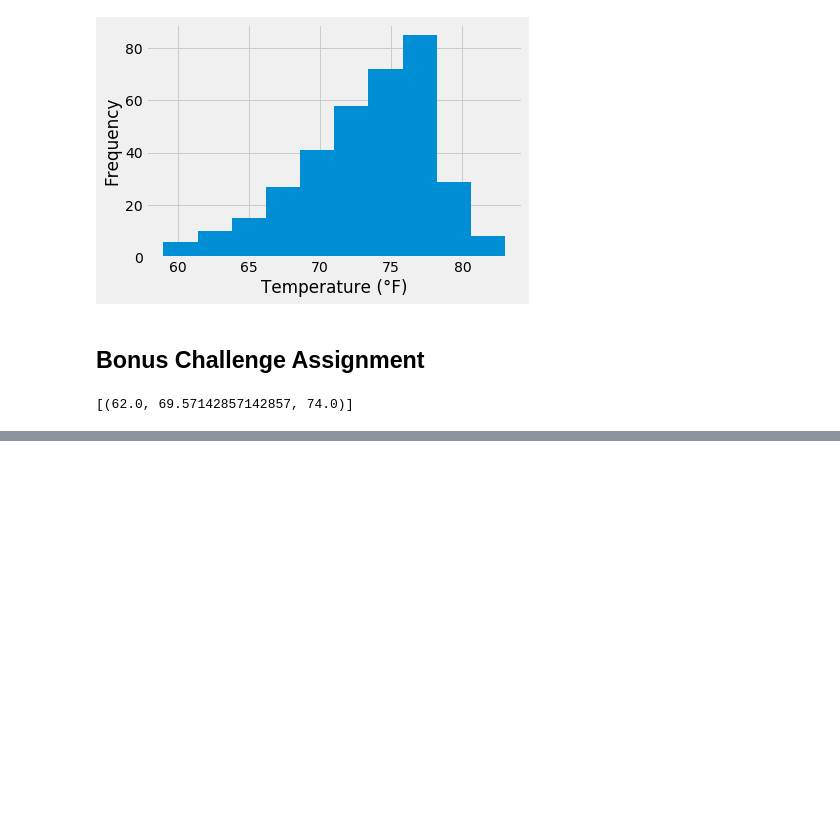
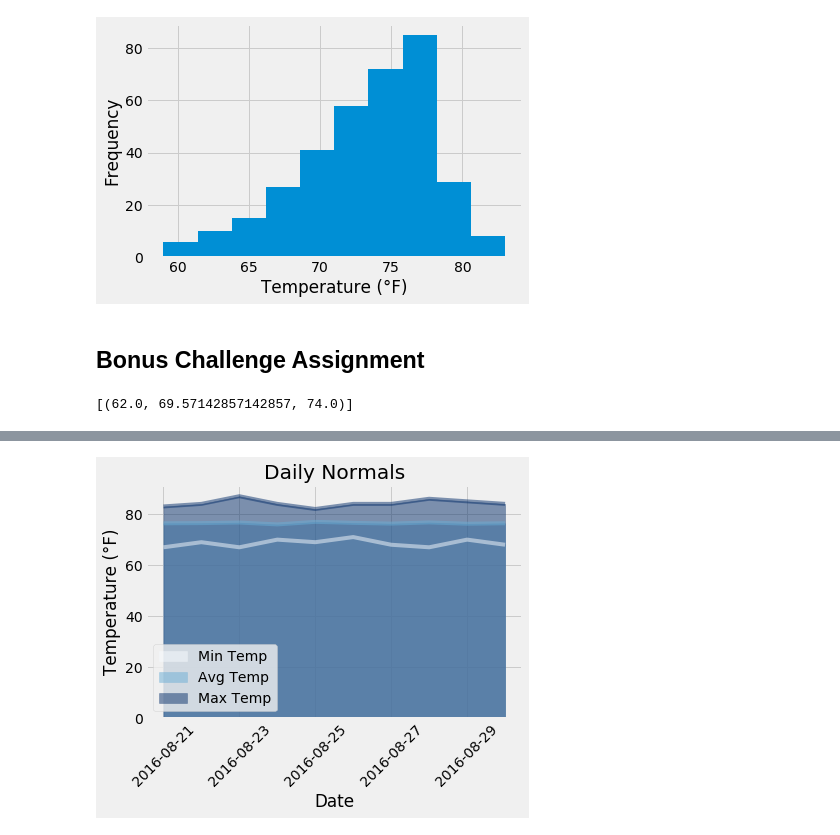
Before and after one commit to SofiaAS1/SQLalchemy-Challenge, a Jupyter notebook: climate_starter.ipynb, the cells around one changed output, grey strips where cells are left out. Cells and saved outputs as stored; diff of their text form; code cells hidden in the pictures; blank space fills up the shorter version.

Commit message:
Panda HW mostly complete

```diff
--- a/climate_starter.ipynb
+++ b/climate_starter.ipynb
@@ -210,0 +273,11 @@ daily_normals("01-01")
+# %%
+# Load the previous query results into a Pandas DataFrame and add the `trip_dates` range as the `date` index
+df = pd.DataFrame(
+    {"Date": ["2016-08-21","2016-08-22","2016-08-23","2016-08-24","2016-08-25","2016-08-26","2016-08-27",
+              "2016-08-28","2016-08-29","2016-08-30"],
+     "Min Temp": [67.0, 69.0, 67.0, 70.0, 69.0, 71.0, 68.0, 67.0, 70.0, 68.0],
+     "Avg Temp": [76.4, 76.47169811320755, 76.6923076923077, 75.96153846153847, 76.96078431372548,
+                  76.56862745098039, 76.28301886792453, 76.73469387755102, 76.23529411764706, 76.41666666666667],
+    "Max Temp": [83.0, 84.0, 87.0, 84.0, 82.0, 84.0, 84.0, 86.0, 85.0, 84.0]}
+).set_index("Date")
+df
@@ -211,2 +297,9 @@ daily_normals("01-01")
 # %%
 # Plot the daily normals as an area plot with `stacked=False`
+df.plot(kind='area', stacked=False, alpha=0.5, colormap='Blues',
+        title='Daily Normals', rot=45)
+plt.ylabel('Temperature (°F)')
+plt.savefig("Daily_Normals.png")
+plt.show()
+# %% [output]
+[figure, added]
```
Also changed, not shown: parts of 8 cells of this notebook, 2 other files.
